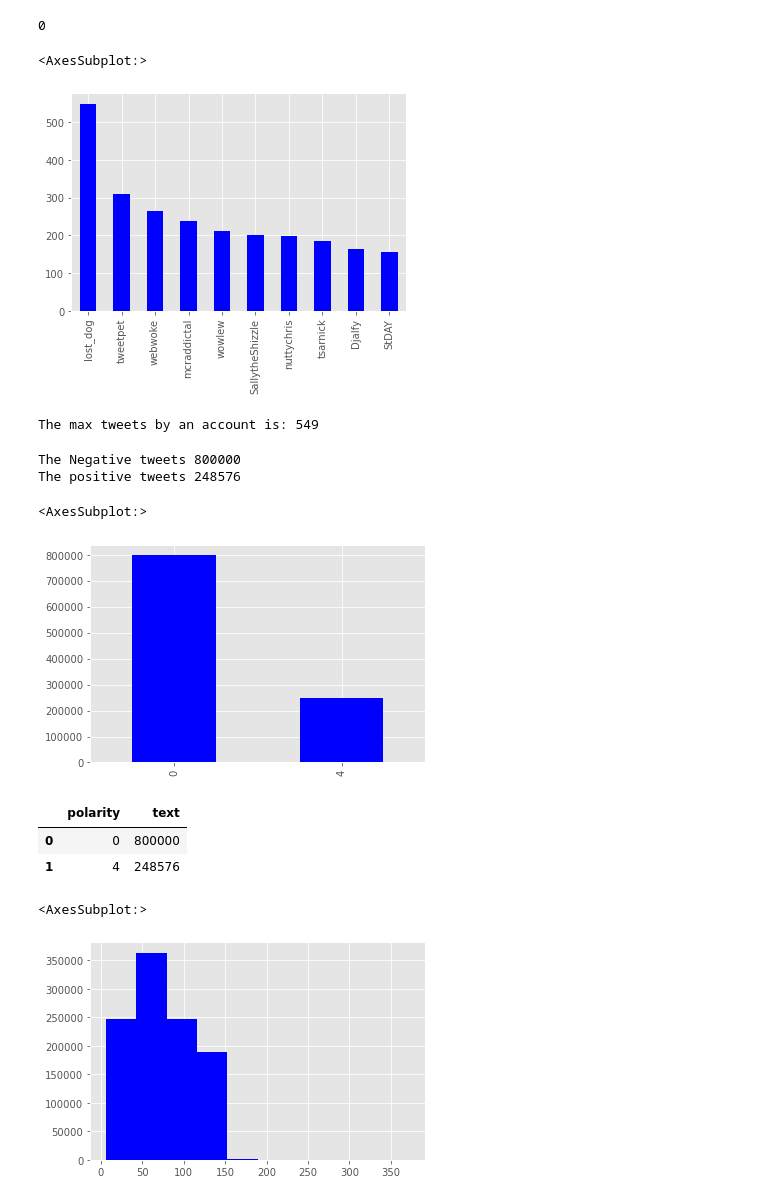
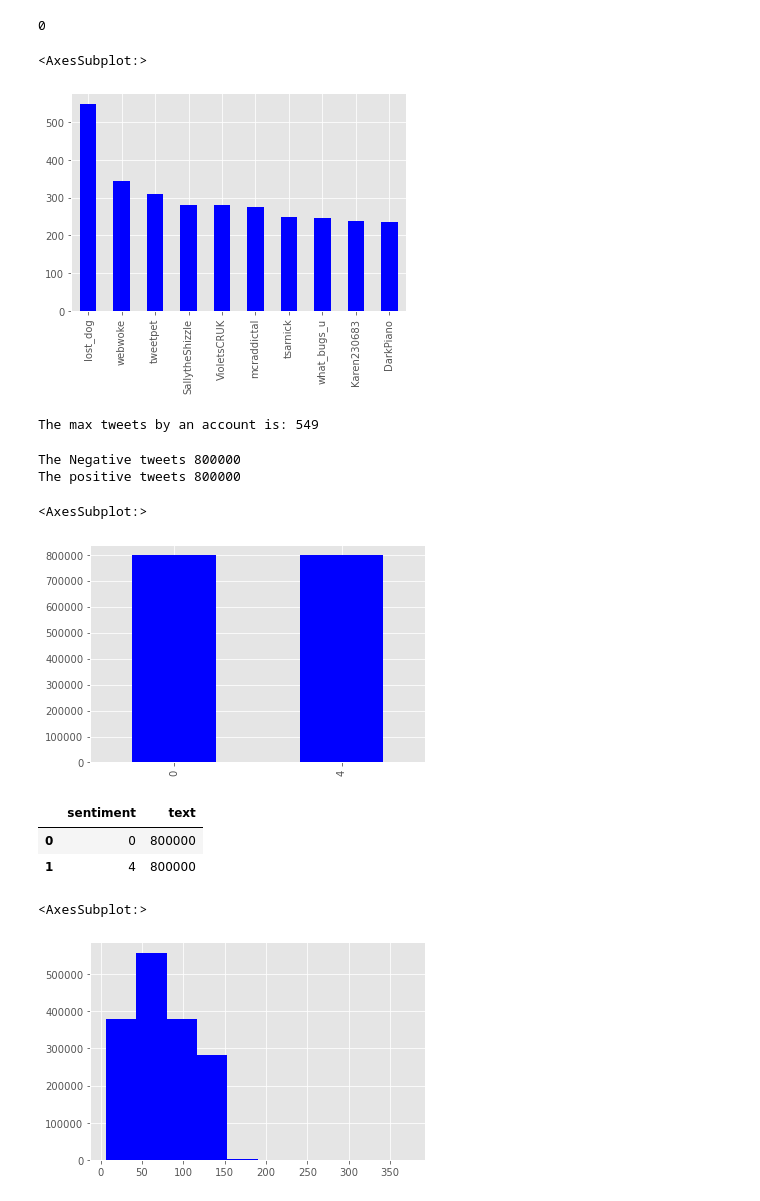
Before and after one commit to aashishpokharel/Sentiment-Analysis-dplyd, a Jupyter notebook: model/notebooks/1.0@AP-EDA-External_dataset.ipynb, the cells around one changed output. Cells and saved outputs as stored; diff of their text form; code cells hidden in the pictures.

```diff
--- a/model/notebooks/1.0@AP-EDA-External_dataset.ipynb
+++ b/model/notebooks/1.0@AP-EDA-External_dataset.ipynb
@@ -16,7 +16,7 @@ Dataset URL
 import sys
 sys.path.append('../')
 # %%
-df = pd.read_csv('../data/external/sentiment_140.csv', names=['polarity', 'id', 'date', 'query', 'user', 'text'],encoding= 'latin-1')
+df = pd.read_csv('../data/external/training.1600000.processed.noemoticon.csv', encoding = "ISO-8859-1", names=["sentiment", "ids", "date", "flag", "user", "text"])
 # %% [markdown]
 # EDA
 # %%
@@ -62,38 +62,38 @@ users = df['user'].value_counts()[:10]
 users.plot(kind='bar', color='blue')
 # %% [output]
 <AxesSubplot:>
-[figure, old version]
+[figure, new version]
 # %%
 print("The max tweets by an account is:", users[0])
 # %% [output]
 The max tweets by an account is: 549
 # %%
-x = df.polarity.value_counts()
+x = df.sentiment.value_counts()
 print('The Negative tweets',x[0])
 print('The positive tweets', x[4])
 # %% [output]
 The Negative tweets 800000
-The positive tweets 248576
+The positive tweets 800000
 # %%
 # barplot of the data based on their polarity
-x = df.polarity.value_counts()
+x = df.sentiment.value_counts()
 x.plot(kind='bar', color = 'blue')
 # %% [output]
 <AxesSubplot:>
-[figure, old version]
+[figure, new version]
 # %%
-class_group_counts = df.groupby('polarity').count()['text'].reset_index().sort_values(by='text',ascending=False)
+class_group_counts = df.groupby('sentiment').count()['text'].reset_index().sort_values(by='text',ascending=False)
 class_group_counts.style.background_gradient(cmap='Blues')
 # %% [output]
-|  | polarity | text |
+|  | sentiment | text |
 | 0 | 0 | 800000 |
-| 1 | 4 | 248576 |
+| 1 | 4 | 800000 |
 # %%
 # plotting the length of the tweets
 df['text'].str.len().hist(color = 'blue')
 # %% [output]
 <AxesSubplot:>
-[figure, old version]
+[figure, new version]
 # %%
 text_len = df['text'].str.len()
 txt_mean = text_len.mean()
```
Also changed, not shown: parts of 5 cells of this notebook, 3 other files.
